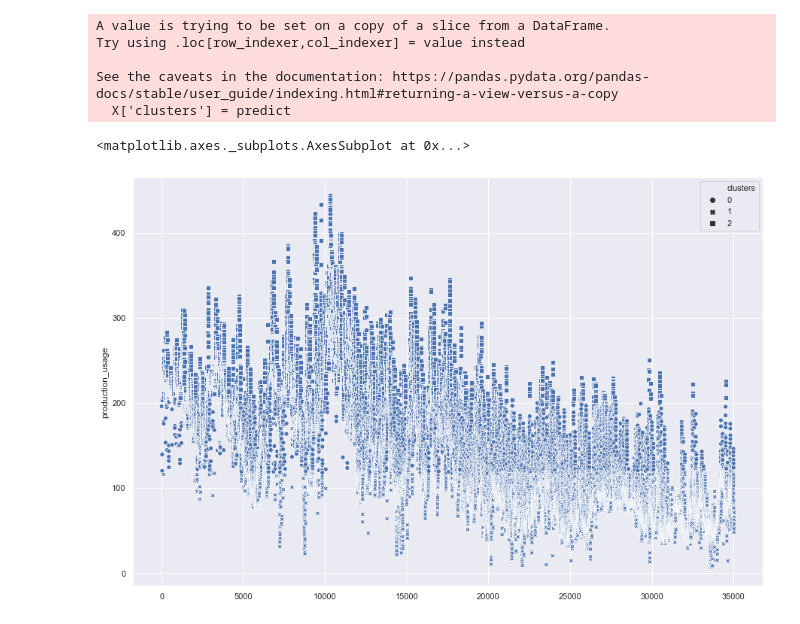
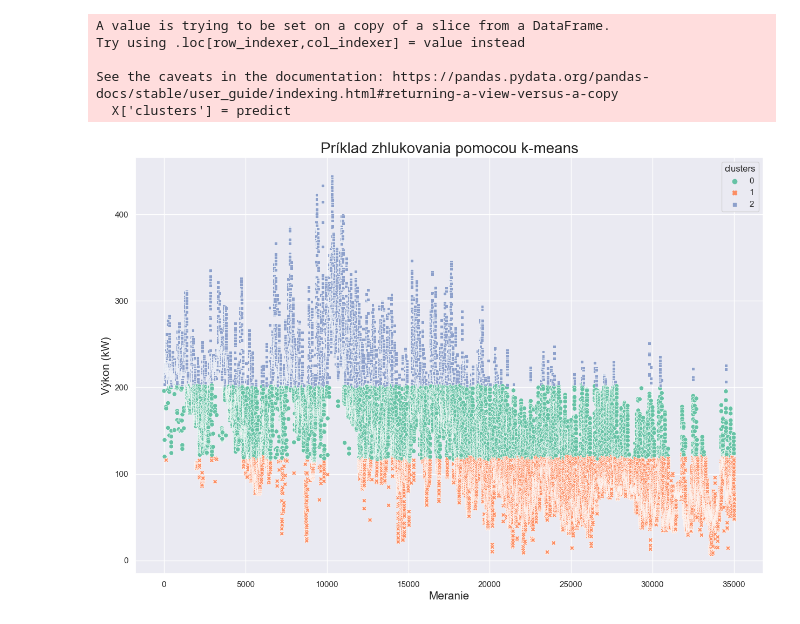
Before and after one commit to fiit-ba/Optimization-of-Battery-Management-in-Microgrid, a Jupyter notebook: AI/cerebrum-clustering.ipynb, the cells around one changed output. Saved outputs shown, nothing was run; the diff lists cells and outputs as text; code cells hidden in the pictures.

```diff
--- a/AI/cerebrum-clustering.ipynb
+++ b/AI/cerebrum-clustering.ipynb
@@ -190,8 +189,12 @@ See the caveats in the documentation: https://pandas.pydata.org/pandas-docs/stab
   X['clusters'] = predict
 # %%
 import seaborn as sns # '0.9.0'
+
 sns.set(rc={'figure.figsize':(15,10)})
-sns.scatterplot(data=X, y='production_usage', x=X.index, style='clusters')
+p  = sns.scatterplot(data=X, y='production_usage', x=X.index, style='clusters',hue='clusters',palette="Set2")
+p.set_ylabel("Výkon (kW)", fontsize = 15)
+p.set_xlabel("Meranie", fontsize = 15)
+p.set_title("Príklad zhlukovania pomocou k-means", fontsize=20)
+plt.show()
 # %% [output]
-<matplotlib.axes._subplots.AxesSubplot at 0x...>
-[figure, old version]
+[figure, new version]
```
Also changed, not shown: parts of 3 cells of this notebook, 6 other files.
